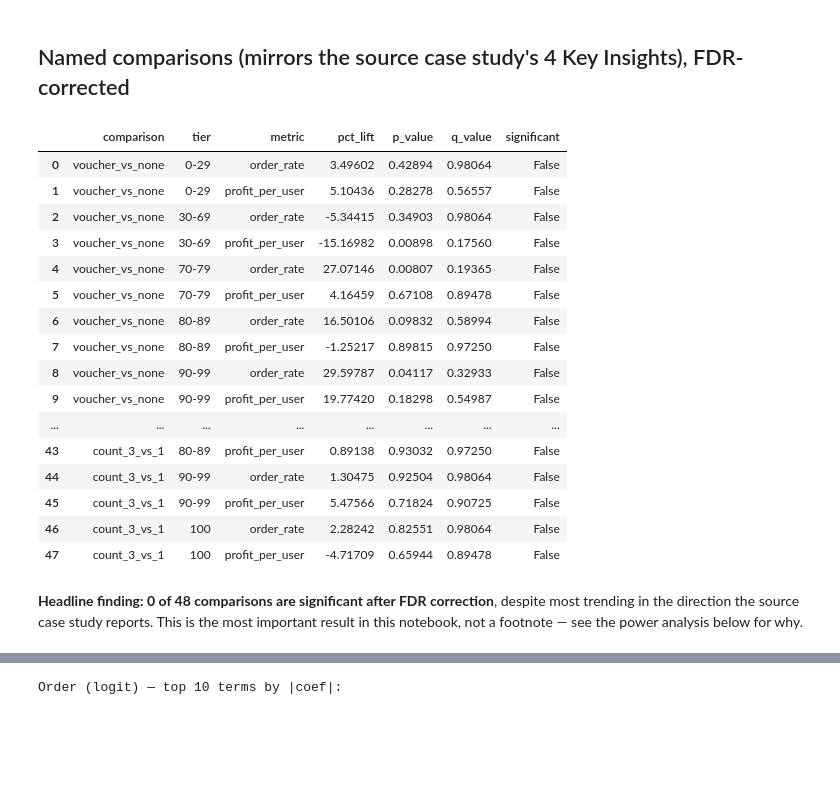
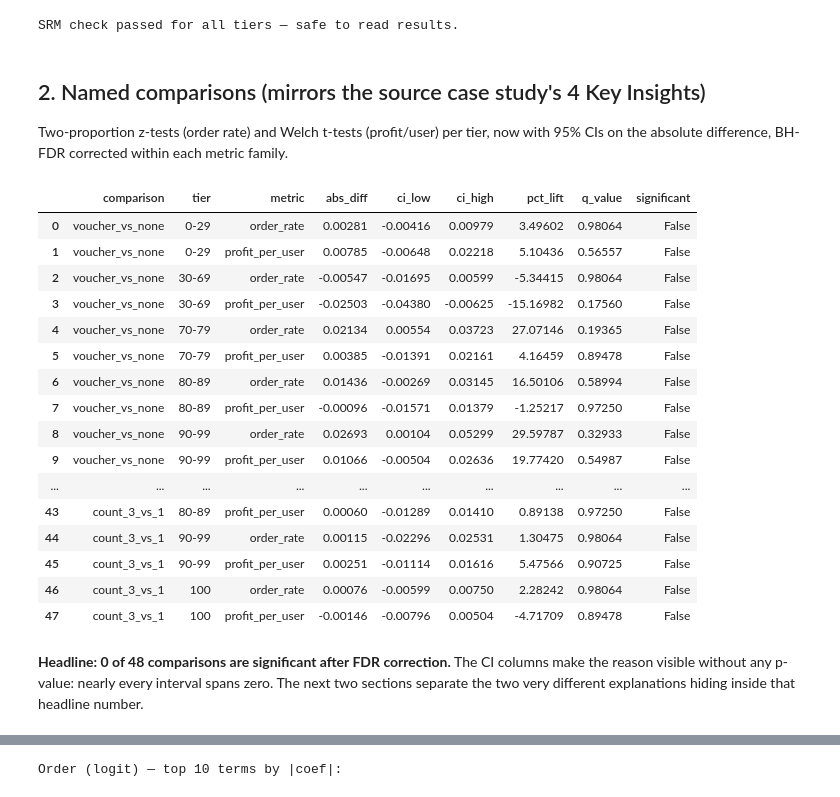
Before and after one commit to Hanklin999/VoucherABTest, a Jupyter notebook: notebooks/02_experiment_analysis.ipynb, the cells around one changed output, grey strips where cells are left out. Saved outputs shown, nothing was run; the diff lists cells and outputs as text; code cells hidden in the pictures; blank space fills up the shorter version.

```diff
--- a/notebooks/02_experiment_analysis.ipynb
+++ b/notebooks/02_experiment_analysis.ipynb
@@ -24,29 +68,40 @@ experiment_log = pd.read_csv("../data/processed/experiment_log.csv")
+# %%
+assert not srm["srm_alarm"].any(), "SRM detected — do not read results until assignment is debugged"
+print("SRM check passed for all tiers — safe to read results.")
+# %% [output]
+SRM check passed for all tiers — safe to read results.
 # %% [markdown]
-## Named comparisons (mirrors the source case study's 4 Key Insights), FDR-corrected
+## 2. Named comparisons (mirrors the source case study's 4 Key Insights)
+
+Two-proportion z-tests (order rate) and Welch t-tests (profit/user) per
+tier, now with 95% CIs on the absolute difference, BH-FDR corrected
+within each metric family.
 # %%
 comparisons = run_named_comparisons(experiment_log)
 comparisons.to_csv("../outputs/named_comparisons.csv", index=False)
-comparisons[["comparison", "tier", "metric", "pct_lift", "p_value", "q_value", "significant"]]
+comparisons[
+    ["comparison", "tier", "metric", "abs_diff", "ci_low", "ci_high", "pct_lift", "q_value", "significant"]
+]
 # %% [output]
-|  | comparison | tier | metric | pct_lift | p_value | q_value | significant |
-| 0 | voucher_vs_none | 0-29 | order_rate | 3.49602 | 0.42894 | 0.98064 | False |
-| 1 | voucher_vs_none | 0-29 | profit_per_user | 5.10436 | 0.28278 | 0.56557 | False |
-| 2 | voucher_vs_none | 30-69 | order_rate | -5.34415 | 0.34903 | 0.98064 | False |
-| 3 | voucher_vs_none | 30-69 | profit_per_user | -15.16982 | 0.00898 | 0.17560 | False |
-| 4 | voucher_vs_none | 70-79 | order_rate | 27.07146 | 0.00807 | 0.19365 | False |
-| 5 | voucher_vs_none | 70-79 | profit_per_user | 4.16459 | 0.67108 | 0.89478 | False |
-| 6 | voucher_vs_none | 80-89 | order_rate | 16.50106 | 0.09832 | 0.58994 | False |
-| 7 | voucher_vs_none | 80-89 | profit_per_user | -1.25217 | 0.89815 | 0.97250 | False |
-| 8 | voucher_vs_none | 90-99 | order_rate | 29.59787 | 0.04117 | 0.32933 | False |
-| 9 | voucher_vs_none | 90-99 | profit_per_user | 19.77420 | 0.18298 | 0.54987 | False |
-| ... | ... | ... | ... | ... | ... | ... | ... |
-| 43 | count_3_vs_1 | 80-89 | profit_per_user | 0.89138 | 0.93032 | 0.97250 | False |
-| 44 | count_3_vs_1 | 90-99 | order_rate | 1.30475 | 0.92504 | 0.98064 | False |
-| 45 | count_3_vs_1 | 90-99 | profit_per_user | 5.47566 | 0.71824 | 0.90725 | False |
-| 46 | count_3_vs_1 | 100 | order_rate | 2.28242 | 0.82551 | 0.98064 | False |
-| 47 | count_3_vs_1 | 100 | profit_per_user | -4.71709 | 0.65944 | 0.89478 | False |
+|  | comparison | tier | metric | abs_diff | ci_low | ci_high | pct_lift | q_value | significant |
+| 0 | voucher_vs_none | 0-29 | order_rate | 0.00281 | -0.00416 | 0.00979 | 3.49602 | 0.98064 | False |
+| 1 | voucher_vs_none | 0-29 | profit_per_user | 0.00785 | -0.00648 | 0.02218 | 5.10436 | 0.56557 | False |
+| 2 | voucher_vs_none | 30-69 | order_rate | -0.00547 | -0.01695 | 0.00599 | -5.34415 | 0.98064 | False |
+| 3 | voucher_vs_none | 30-69 | profit_per_user | -0.02503 | -0.04380 | -0.00625 | -15.16982 | 0.17560 | False |
+| 4 | voucher_vs_none | 70-79 | order_rate | 0.02134 | 0.00554 | 0.03723 | 27.07146 | 0.19365 | False |
+| 5 | voucher_vs_none | 70-79 | profit_per_user | 0.00385 | -0.01391 | 0.02161 | 4.16459 | 0.89478 | False |
+| 6 | voucher_vs_none | 80-89 | order_rate | 0.01436 | -0.00269 | 0.03145 | 16.50106 | 0.58994 | False |
+| 7 | voucher_vs_none | 80-89 | profit_per_user | -0.00096 | -0.01571 | 0.01379 | -1.25217 | 0.97250 | False |
+| 8 | voucher_vs_none | 90-99 | order_rate | 0.02693 | 0.00104 | 0.05299 | 29.59787 | 0.32933 | False |
+| 9 | voucher_vs_none | 90-99 | profit_per_user | 0.01066 | -0.00504 | 0.02636 | 19.77420 | 0.54987 | False |
+| ... | ... | ... | ... | ... | ... | ... | ... | ... | ... |
+| 43 | count_3_vs_1 | 80-89 | profit_per_user | 0.00060 | -0.01289 | 0.01410 | 0.89138 | 0.97250 | False |
+| 44 | count_3_vs_1 | 90-99 | order_rate | 0.00115 | -0.02296 | 0.02531 | 1.30475 | 0.98064 | False |
+| 45 | count_3_vs_1 | 90-99 | profit_per_user | 0.00251 | -0.01114 | 0.01616 | 5.47566 | 0.90725 | False |
+| 46 | count_3_vs_1 | 100 | order_rate | 0.00076 | -0.00599 | 0.00750 | 2.28242 | 0.98064 | False |
+| 47 | count_3_vs_1 | 100 | profit_per_user | -0.00146 | -0.00796 | 0.00504 | -4.71709 | 0.89478 | False |
-# %% [markdown]
-**Headline finding: 0 of 48 comparisons are significant after FDR
-correction**, despite most trending in the direction the source case study reports.
-This is the most important result in this notebook, not a footnote —
-see the power analysis below for why.
+# %% [markdown]
+**Headline: 0 of 48 comparisons are significant after FDR correction.**
+The CI columns make the reason visible without any p-value: nearly every
+interval spans zero. The next two sections separate the two very
+different explanations hiding inside that headline number.
```
Also changed, not shown: parts of 20 cells of this notebook, 5 other files.
